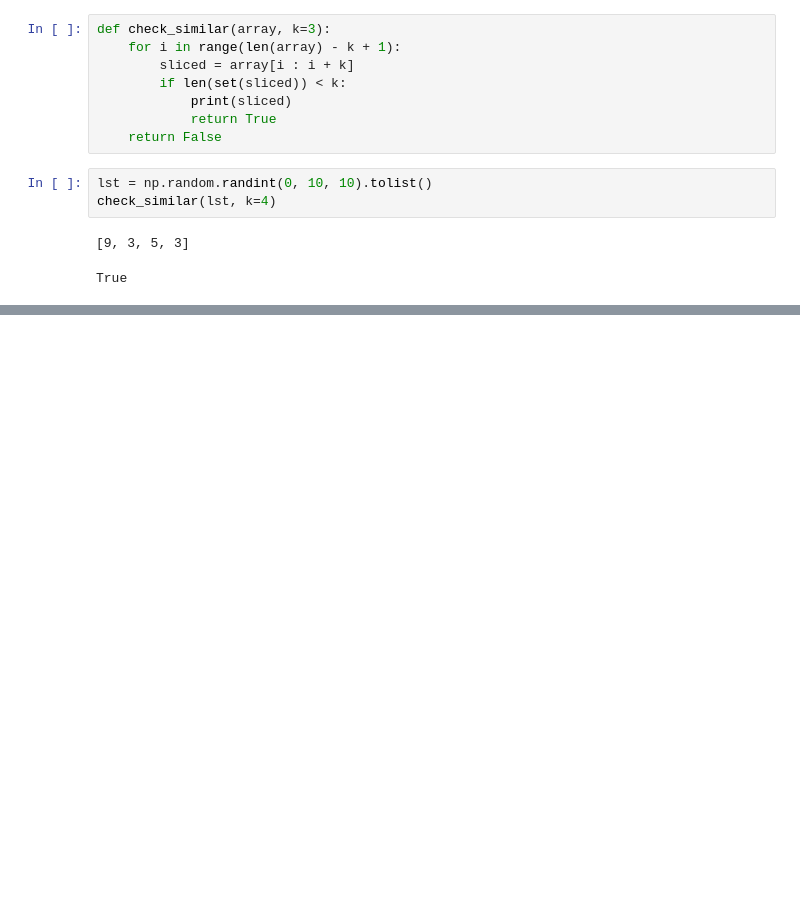
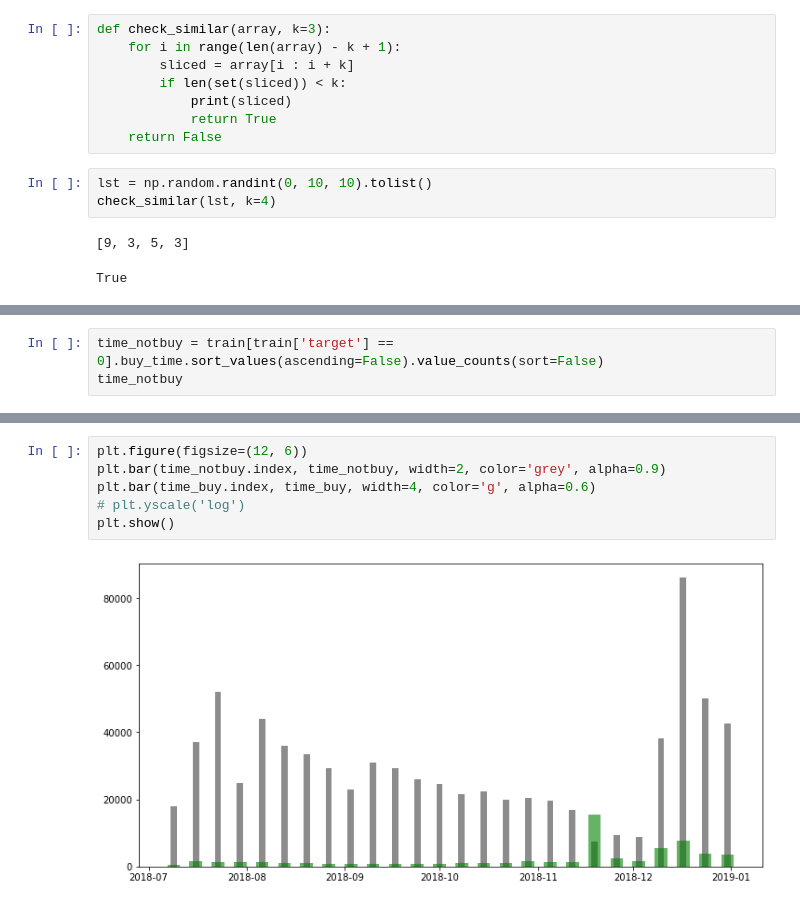
Before and after one commit to hildar/RecSys-Megafon, a Jupyter notebook: Tests.ipynb, the cells around one changed output, grey strips where cells are left out. Cells and saved outputs as stored; diff of their text form; blank space fills up the shorter version.

```diff
--- a/Tests.ipynb
+++ b/Tests.ipynb
@@ -86,0 +393,3 @@ True
+# %%
+time_notbuy = train[train['target'] == 0].buy_time.sort_values(ascending=False).value_counts(sort=False)
+time_notbuy
@@ -86,0 +414,8 @@ True
+# %%
+plt.figure(figsize=(12, 6))
+plt.bar(time_notbuy.index, time_notbuy, width=2, color='grey', alpha=0.9)
+plt.bar(time_buy.index, time_buy, width=4, color='g', alpha=0.6)
+# plt.yscale('log')
+plt.show()
+# %% [output]
+[figure, added]
```
Also changed, not shown: parts of 40 cells of this notebook.
